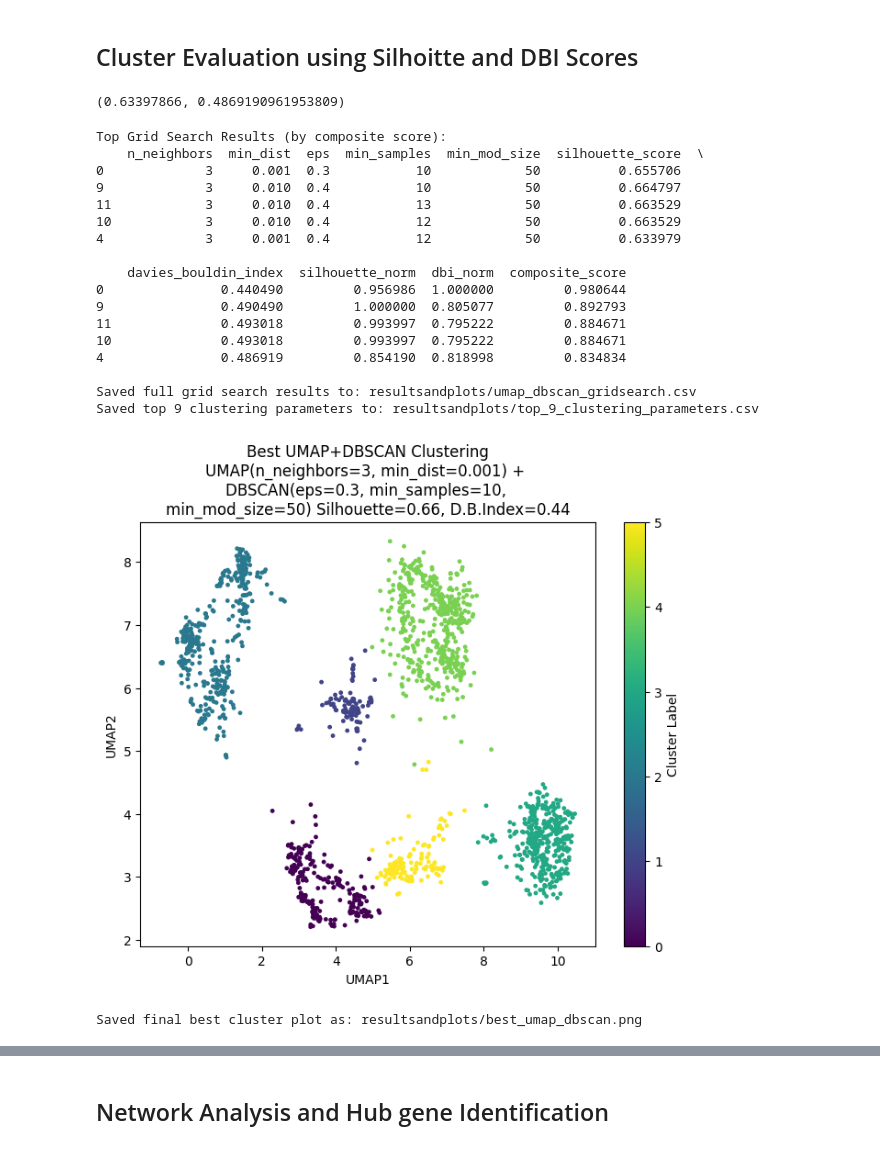
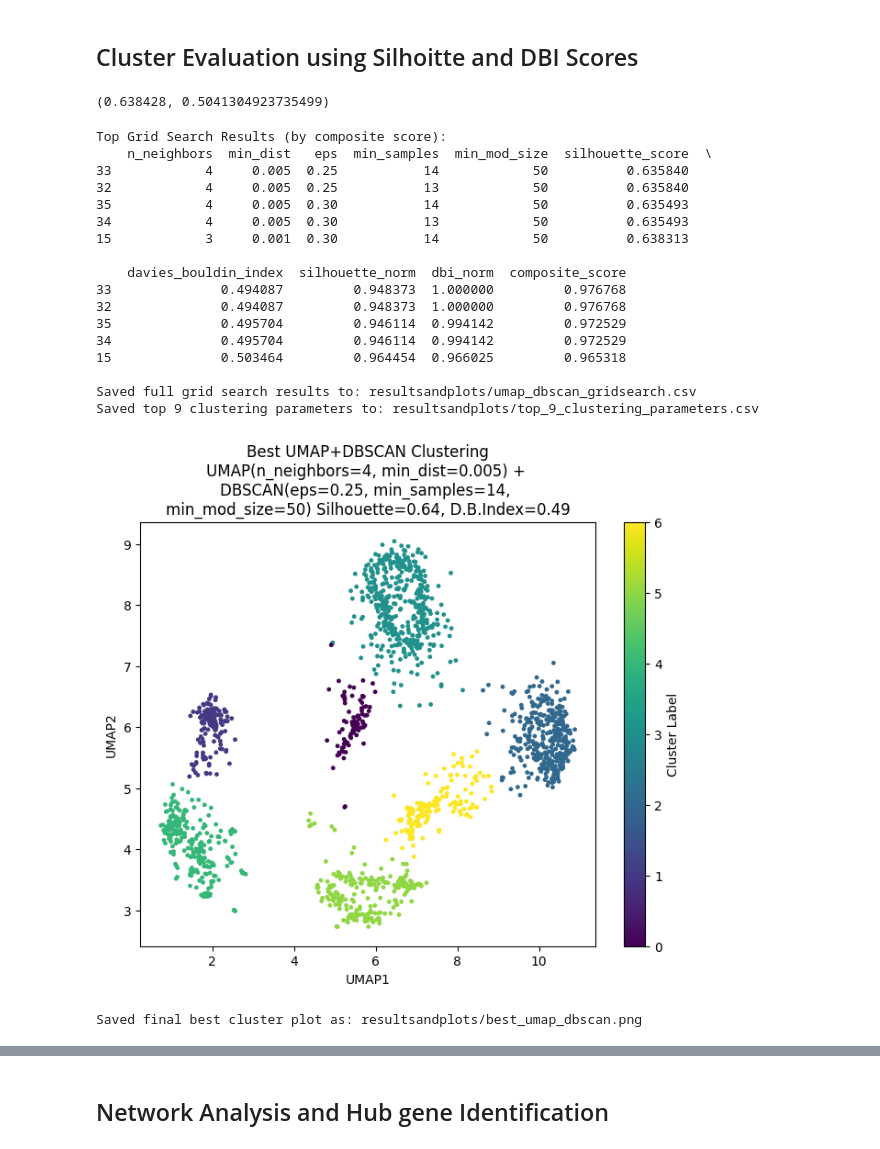
Before and after one commit to msureil/DiffCoRank, a Jupyter notebook: DiffCoRank_Final_Notebook.ipynb, the cells around one changed output, grey strips where cells are left out. Drawn from its saved outputs; the diff is of its cells as text; code cells hidden in the pictures.

```diff
--- a/DiffCoRank_Final_Notebook.ipynb
+++ b/DiffCoRank_Final_Notebook.ipynb
@@ -676,18 +677,18 @@ def find_strongly_connected_genes(corrs, cstar10, cstar50, min_corr_threshold=20
     #Histogram above 10% FDR
     plt.figure()
     plt.hist(sum1, bins=100)
-    plt.title("Number of correlations above 10% FDR")
-    plt.xlabel("Count")
-    plt.ylabel("Frequency")
+    plt.title("Distribution of Significant Correlations per Gene (10% FDR)")
+    plt.xlabel("Number of Significant Correlations")
+    plt.ylabel("Number of Genes")
     plt.savefig("resultsandplots/hist_corrs_above_10FDR.png", dpi=300)
     plt.close()
 
     #Histogram above 50% FDR
     plt.figure()
     plt.hist(sum2, bins=100)
-    plt.title("Number of correlations above 50% FDR")
-    plt.xlabel("Count")
-    plt.ylabel("Frequency")
+    plt.title("Distribution of Significant Correlations per Gene (50% FDR)")
+    plt.xlabel("Number of Significant Correlations")
+    plt.ylabel("Number of Genes")
     plt.savefig("resultsandplots/hist_corrs_above_50FDR.png", dpi=300)
     plt.close()
 
@@ -959,7 +950,7 @@ def evaluate_clusters(data, labels):
 cluster_metrics = evaluate_clusters(umapSC, modsSC)
 print(cluster_metrics)
 # %% [output]
-(0.63397866, 0.4869190961953809)
+(0.638428, 0.5041304923735499)
 # %%
 def evaluate_clusters(data, labels):
     if len(set(labels)) > 1:
@@ -1038,11 +1029,16 @@ if __name__ == "__main__":
 
     distance_matrix = adSC["TOMdist"]
 
-    n_neighbors_range  = [3, 5]
-    min_dist_range     = [0.001, 0.01]
-    eps_range          = [0.3, 0.4]
-    min_samples_range  = [10,12,13]
-    min_mod_size_range = [50]
+    #n_neighbors_range  = [3, 5]
+    #min_dist_range     = [0.001, 0.01]
+    #eps_range          = [0.3, 0.4]
+    #min_samples_range  = [10,12,13]
+    #min_mod_size_range = [50]
+    n_neighbors_range  = [2, 3, 4]          # keep 3 for your row
+    min_dist_range     = [0.001, 0.01, 0.005]
+    eps_range          = [0.25, 0.3]
+    min_samples_range  = [13, 14]       # keep 13 for your row
+    min_mod_size_range = [50]       # keep 50 for your row
 
     MERGE_NOISE = True
 
@@ -1097,46 +1093,46 @@ if __name__ == "__main__":
 
     sil_val = float(best_params['silhouette_score'])
     db_val = float(best_params['davies_bouldin_index'])
 
 
     title_str = (
         f"Best UMAP+DBSCAN Clustering\n"
         f"UMAP(n_neighbors={int(best_params['n_neighbors'])}, min_dist={float(best_params['min_dist']):.3f}) + \n"
         f"DBSCAN(eps={float(best_params['eps'])}, min_samples={int(best_params['min_samples'])}, \n"
         f"min_mod_size={int(best_params['min_mod_size'])})"
         f" Silhouette={sil_val:.2f}, D.B.Index={db_val:.2f}"
     )
 
-    plt.title(title_str)2025
+    plt.title(title_str)
     plt.xlabel("UMAP1")
     plt.ylabel("UMAP2")
     cbar = plt.colorbar(sc, ticks=np.unique(best_labels))
     cbar.set_label("Cluster Label")
     cbar.ax.set_yticklabels([str(lbl) if lbl != -1 else "Noise" for lbl in np.unique(best_labels)])
 
     final_plot_path = os.path.join("resultsandplots", "best_umap_dbscan.png")
     plt.savefig(final_plot_path, dpi=600)
     plt.show()
     print(f"Saved final best cluster plot as: {final_plot_path}")
 # %% [output]
 Top Grid Search Results (by composite score):
-    n_neighbors  min_dist  eps  min_samples  min_mod_size  silhouette_score  \
-0             3     0.001  0.3           10            50          0.655706
-9             3     0.010  0.4           10            50          0.664797
-11            3     0.010  0.4           13            50          0.663529
-10            3     0.010  0.4           12            50          0.663529
-4             3     0.001  0.4           12            50          0.633979
+    n_neighbors  min_dist   eps  min_samples  min_mod_size  silhouette_score  \
+33            4     0.005  0.25           14            50          0.635840
+32            4     0.005  0.25           13            50          0.635840
+35            4     0.005  0.30           14            50          0.635493
+34            4     0.005  0.30           13            50          0.635493
+15            3     0.001  0.30           14            50          0.638313
 
     davies_bouldin_index  silhouette_norm  dbi_norm  composite_score
-0               0.440490         0.956986  1.000000         0.980644
-9               0.490490         1.000000  0.805077         0.892793
-11              0.493018         0.993997  0.795222         0.884671
-10              0.493018         0.993997  0.795222         0.884671
-4               0.486919         0.854190  0.818998         0.834834
+33              0.494087         0.948373  1.000000         0.976768
+32              0.494087         0.948373  1.000000         0.976768
+35              0.495704         0.946114  0.994142         0.972529
+34              0.495704         0.946114  0.994142         0.972529
+15              0.503464         0.964454  0.966025         0.965318
 
 Saved full grid search results to: resultsandplots/umap_dbscan_gridsearch.csv
 Saved top 9 clustering parameters to: resultsandplots/top_9_clustering_parameters.csv
-[figure, old version]
+[figure, new version]
 Saved final best cluster plot as: resultsandplots/best_umap_dbscan.png
 # %%
 top_param_path = os.path.join("resultsandplots", "top_9_clustering_parameters.csv")
```
Also changed, not shown: parts of 6 cells of this notebook.
